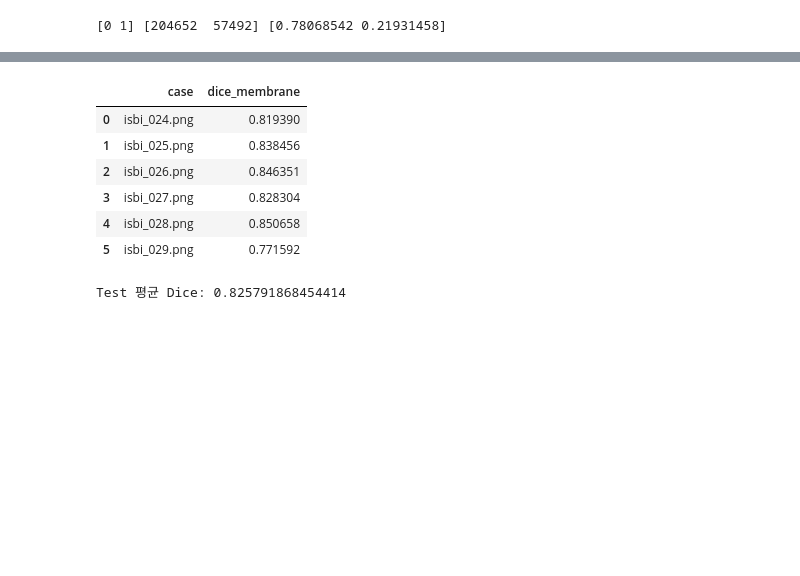
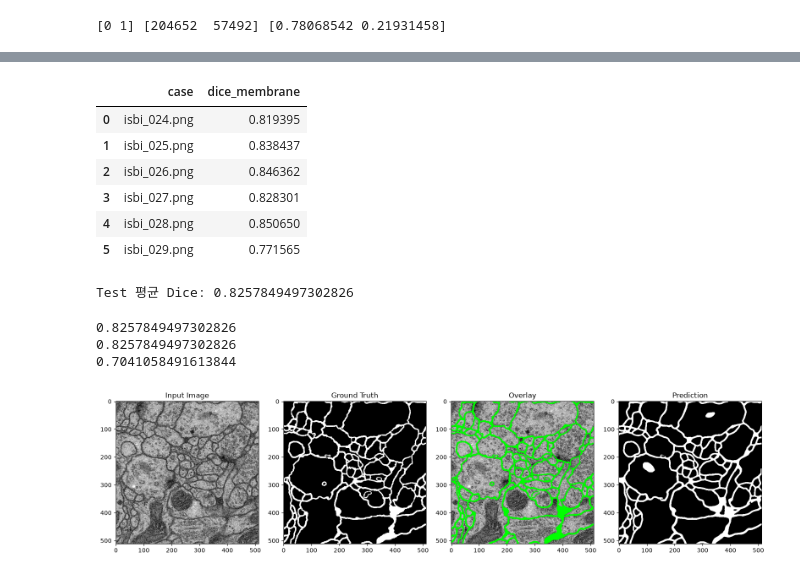
Before and after one commit to 02dumartin/ai-lab, a Jupyter notebook: segmentation/nnunet/nnunet.ipynb, the cells around one changed output, grey strips where cells are left out. Cells and saved outputs as stored; diff of their text form; code cells hidden in the pictures; blank space fills up the shorter version.

Commit message:
nnunet modified

```diff
--- a/segmentation/nnunet/nnunet.ipynb
+++ b/segmentation/nnunet/nnunet.ipynb
@@ -129,6 +125,17 @@ os.environ['nnUNet_results'] = "/home/jovyan/aicon-gamma-datavol-1/hjgoh/ai-lab/
 
 import torch
 from nnunetv2.inference.predict_from_raw_data import nnUNetPredictor
+# %%
+os.environ['nnUNet_raw'] = "/home/jovyan/aicon-gamma-datavol-1/hjgoh/ai-lab/segmentation/nnunet/nnUNet_raw"
+os.environ['nnUNet_preprocessed'] = "/home/jovyan/aicon-gamma-datavol-1/hjgoh/ai-lab/segmentation/nnunet/nnUNet_preprocessed"
+os.environ['nnUNet_results'] = "/home/jovyan/aicon-gamma-datavol-1/hjgoh/ai-lab/segmentation/nnunet/nnUNet_results"
+
+DATASET_DIR = os.path.join(os.environ['nnUNet_raw'], "Dataset001_ISBI2012")
+RESULTS_DIR = os.path.join(os.environ['nnUNet_results'], "Dataset001_ISBI2012", "nnUNetTrainer__nnUNetPlans__2d")
+IMAGE_TS = os.path.join(DATASET_DIR, "imagesTs")
+LABELS_TS = os.path.join(DATASET_DIR, "labelsTs_gt_for_our_eval")
+PRED_TS = os.path.join(RESULTS_DIR, "predTs")
+os.makedirs(PRED_TS, exist_ok=True)
 # %%
 device = torch.device('cuda', 6) if torch.cuda.is_available() else torch.device('cpu')
 # %%
@@ -153,15 +156,10 @@ predictor.initialize_from_trained_model_folder(
     checkpoint_name="checkpoint_best.pth",
 )
 # %%
-DATASET_DIR = os.path.join(os.environ['nnUNet_raw'], "Dataset001_ISBI2012")
-IMAGE_TS = os.path.join(DATASET_DIR, "imagesTs")
-PRED_TS = os.path.join(DATASET_DIR, "predTs")
-os.makedirs(PRED_TS, exist_ok=True)
-
 predictor.predict_from_files(
     IMAGE_TS,
     PRED_TS,
-    save_probabilities=False,
+    save_probabilities=False, # 이거 왜 false로?
     overwrite=True,
     num_processes_preprocessing=2,
     num_processes_segmentation_export=2,
@@ -207,11 +205,5 @@ Segmentation export complete.
 # %%
 # 예측 결과 정리
-import numpy as np
-from PIL import Image
-import pandas as pd
-
-LABELS_TS = os.path.join(DATASET_DIR, "labelsTs_gt_for_our_eval")
-
 def dice_score(pred, gt, cls=1):
     p = (pred == cls)
     g = (gt == cls)
@@ -230,10 +222,10 @@ display(df_test_dice)
 print("Test 평균 Dice:", df_test_dice['dice_membrane'].mean())
 # %% [output]
 |  | case | dice_membrane |
-| 0 | isbi_024.png | 0.819390 |
-| 1 | isbi_025.png | 0.838456 |
-| 2 | isbi_026.png | 0.846351 |
-| 3 | isbi_027.png | 0.828304 |
-| 4 | isbi_028.png | 0.850658 |
-| 5 | isbi_029.png | 0.771592 |
+| 0 | isbi_024.png | 0.819395 |
+| 1 | isbi_025.png | 0.838437 |
+| 2 | isbi_026.png | 0.846362 |
+| 3 | isbi_027.png | 0.828301 |
+| 4 | isbi_028.png | 0.850650 |
+| 5 | isbi_029.png | 0.771565 |
-Test 평균 Dice: 0.825791868454414
+Test 평균 Dice: 0.8257849497302826
@@ -239,0 +235,33 @@ Test 평균 Dice: 0.825791868454414
+# %%
+from nnunetv2.evaluation.evaluate_predictions import load_summary_json
+
+result = load_summary_json(summary_path)
+print(result['mean'][1]['Dice'])
+print(result['foreground_mean']['Dice'])
+print(result['foreground_mean']['IoU'])
+# %% [output]
+0.8257849497302826
+0.8257849497302826
+0.7041058491613844
+# %%
+case = "isbi_024_0000.png"
+img = np.array(Image.open(os.path.join(IMAGE_TS, case)))
+case = "isbi_024.png"
+gt = np.array(Image.open(os.path.join(LABELS_TS, case)))
+pred = np.array(Image.open(os.path.join(PRED_TS, case)))
+
+
+fig, axes = plt.subplots(1, 4, figsize=(16, 4))
+axes[0].imshow(img, cmap='gray'); axes[0].set_title('Input Image')
+axes[1].imshow(gt, cmap='gray'); axes[1].set_title('Ground Truth')
+
+overlay = np.stack([img]*3, axis=-1).astype(np.uint8)   # RGB로 변환
+overlay[gt == 1] = [0, 255, 0]                          # gt membrane을 초록색으로
+axes[2].imshow(overlay); axes[2].set_title('Overlay')
+
+axes[3].imshow(pred, cmap='gray'); axes[3].set_title('Prediction')
+
+plt.tight_layout()
+plt.show()
+# %% [output]
+[figure, added]
```
Also changed, not shown: parts of 10 cells of this notebook.
